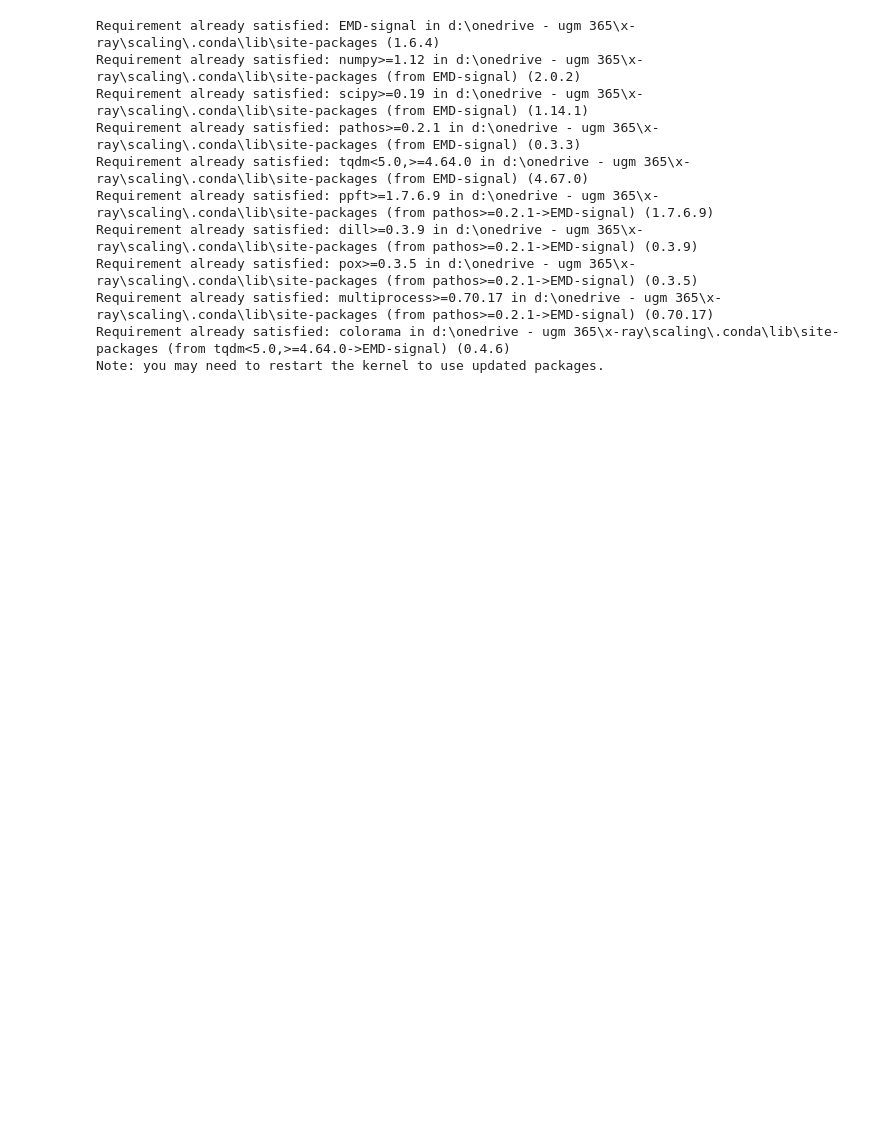
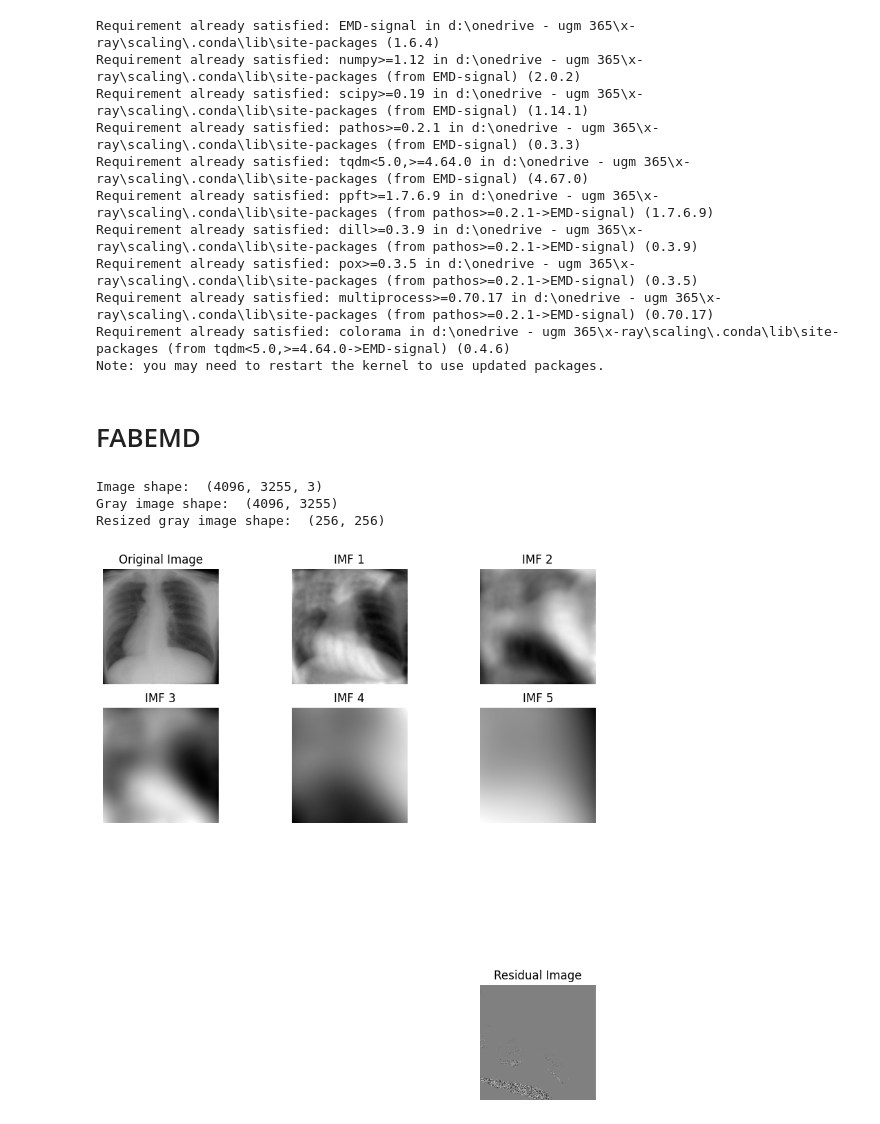
Before and after one commit to faliqadlan/scaling, a Jupyter notebook: pace.ipynb, the cells around one changed output. Cells and saved outputs as stored; diff of their text form; code cells hidden in the pictures; blank space fills up the shorter version.

```diff
--- a/pace.ipynb
+++ b/pace.ipynb
@@ -16,0 +15,64 @@ from PyEMD import BEMD
+# %% [markdown]
+# FABEMD
+# %%
+import cv2
+import numpy as np
+from PyEMD import BEMD
+
+# Load the CXR image
+image_path = "image_sample/1-IMA-01B_Thorax_AP.tiff"
+image = cv2.imread(image_path)
+
+# describe the image
+print("Image shape: ", image.shape)
+
+# Convert the image to grayscale
+gray_image = cv2.cvtColor(image, cv2.COLOR_BGR2GRAY)
+
+# describe the gray image
+print("Gray image shape: ", gray_image.shape)
+
+# reshape the image to minimum value of the image
+gray_image = cv2.resize(gray_image, (256, 256))
+
+# describe the gray image
+print("Resized gray image shape: ", gray_image.shape)
+
+# Initialize BEMD
+bemd = BEMD.BEMD()
+
+# Perform the decomposition
+IMFs = bemd.bemd(gray_image, max_imf=10)
+
+# Calculate the residual image
+residual = gray_image - np.sum(IMFs, axis=0)
+
+# Display the results
+import matplotlib.pyplot as plt
+
+# Plot the original image
+plt.figure(figsize=(10, 10))
+plt.subplot(4, 3, 1)
+plt.imshow(gray_image, cmap="gray")
+plt.title("Original Image")
+plt.axis("off")
+
+# Plot the IMFs
+for i, imf in enumerate(IMFs):
+    plt.subplot(4, 3, i + 2)
+    plt.imshow(imf, cmap="gray")
+    plt.title(f"IMF {i + 1}")
+    plt.axis("off")
+
+# Plot the residual image
+plt.subplot(4, 3, 12)
+plt.imshow(residual, cmap="gray")
+plt.title("Residual Image")
+plt.axis("off")
+
+plt.show()
+# %% [output]
+Image shape:  (4096, 3255, 3)
+Gray image shape:  (4096, 3255)
+Resized gray image shape:  (256, 256)
+[figure, added]
```
Also changed, not shown: parts of 1 cell of this notebook, 1 other file.
